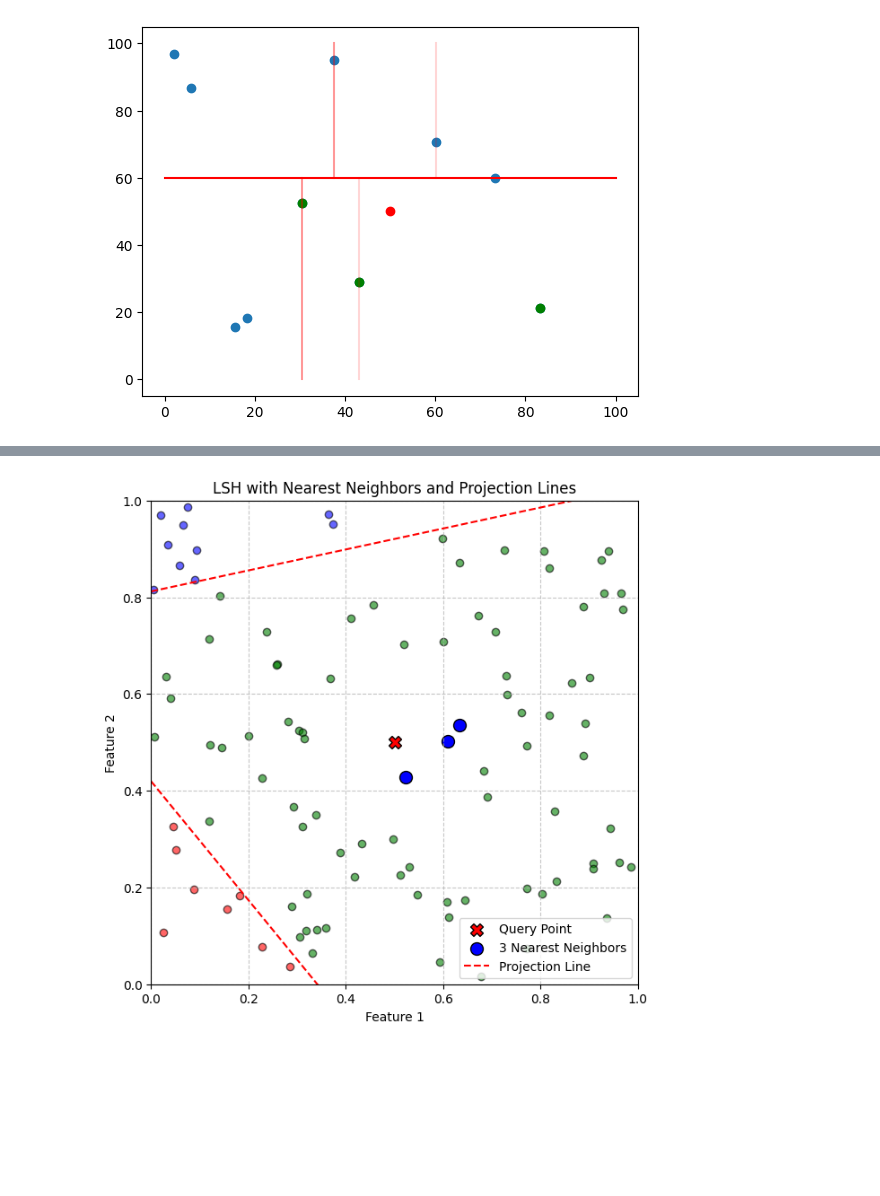
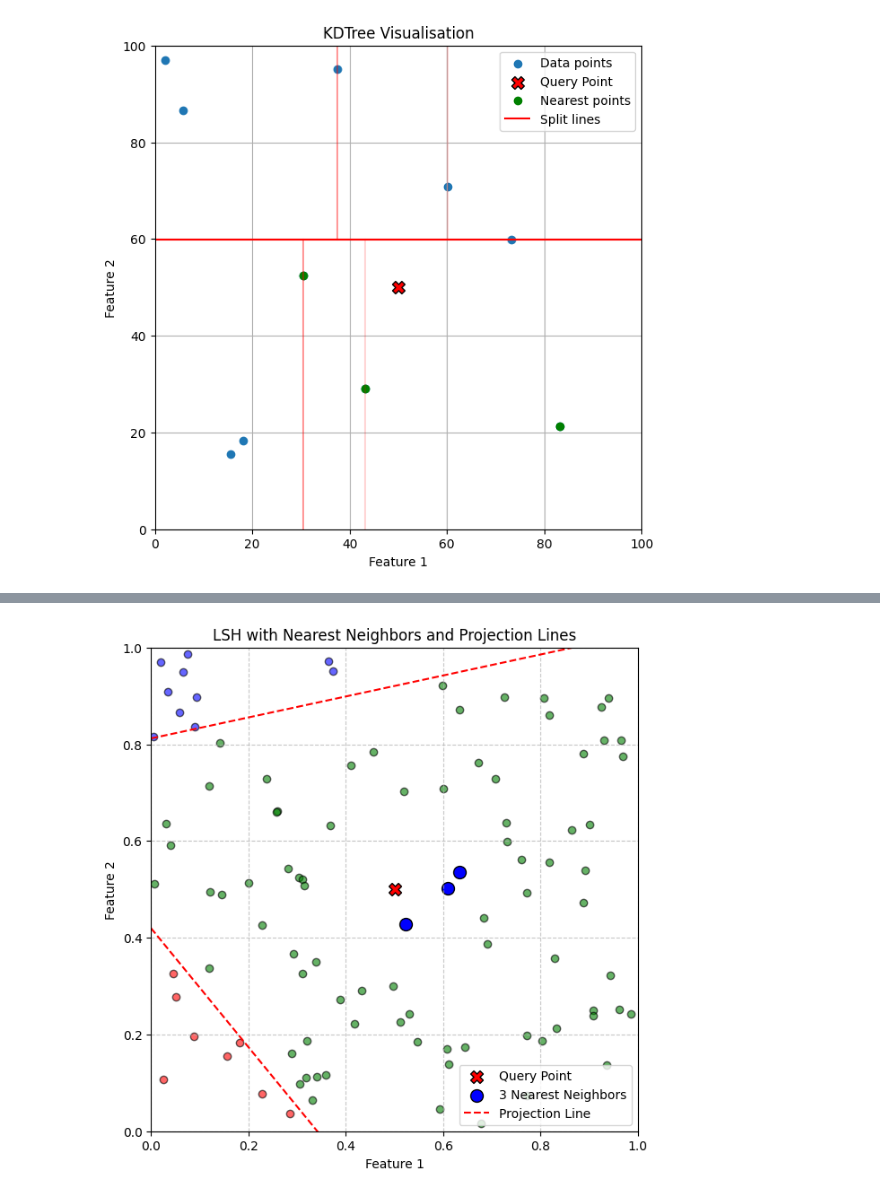
Before and after one commit to Karan-Gandhi/ES335-Assignment-4, a Jupyter notebook: task2.ipynb, the cells around one changed output, grey strips where cells are left out. Cells and saved outputs as stored; diff of their text form; code cells hidden in the pictures; blank space fills up the shorter version.

```diff
--- a/task2.ipynb
+++ b/task2.ipynb
@@ -95,14 +99,10 @@ plt.show()
-# %%
-plt.scatter(data[:, 0], data[:, 1])
-visualize_kdtree(kdtree.tree)
-q = np.array([50, 50])
-k = 3
-plt.scatter(q[0], q[1], c='r')
-dist, idx = kdtree.query(q, k)
-plt.scatter(data[idx.astype(int), 0], data[idx.astype(int), 1], c='g')
-plt.show()
-# %% [output]
-[figure, removed]
+# %%
+np.random.seed(42)
+data = np.random.rand(10, 2) * 100
+kdtree = KDTree(data, leaf_size=2)
+visualize_kdtree(kdtree, data, np.array([50, 50]), 3)
+# %% [output]
+[figure, added]
 # %%
 np.random.seed(42)
 data = np.random.rand(100, 2) * 100
```
Also changed, not shown: parts of 5 cells of this notebook.
